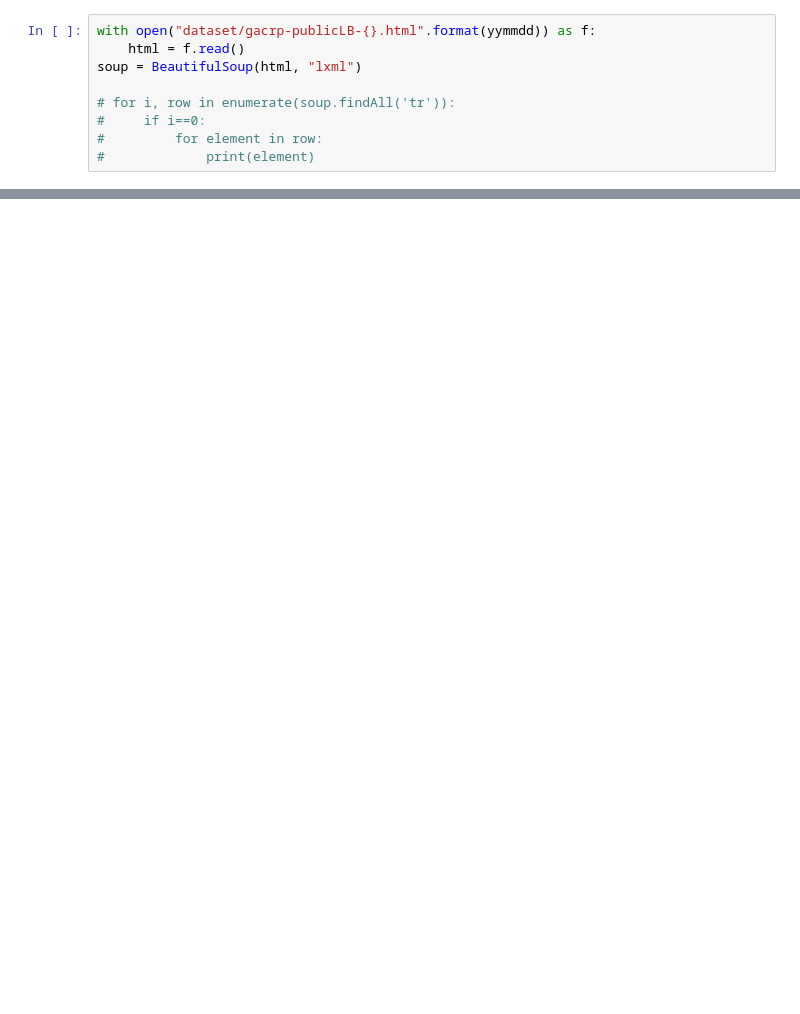
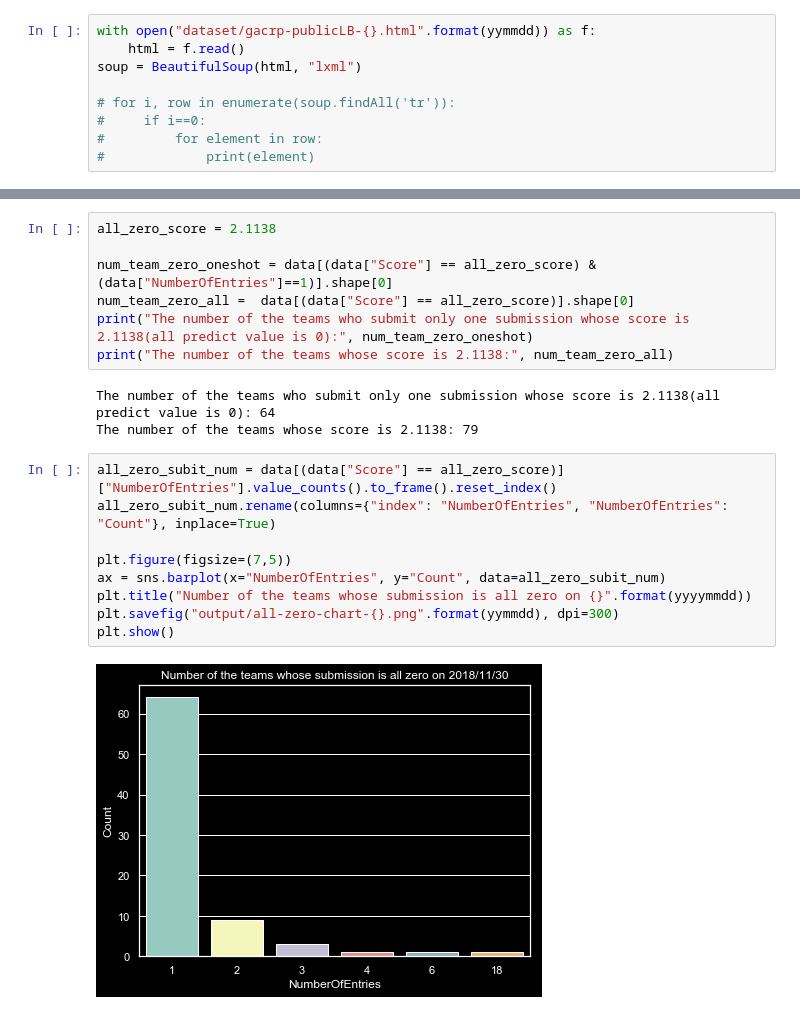
Before and after one commit to takaiyuk/notebooks, a Jupyter notebook: gacrp_publicLB.ipynb, the cells around one changed output, grey strips where cells are left out. Saved outputs shown, nothing was run; the diff lists cells and outputs as text; blank space fills up the shorter version.

```diff
--- a/gacrp_publicLB.ipynb
+++ b/gacrp_publicLB.ipynb
@@ -89,0 +91,21 @@ score_zero_subit_num
+# %%
+all_zero_score = 2.1138
+
+num_team_zero_oneshot = data[(data["Score"] == all_zero_score) & (data["NumberOfEntries"]==1)].shape[0]
+num_team_zero_all =  data[(data["Score"] == all_zero_score)].shape[0]
+print("The number of the teams who submit only one submission whose score is 2.1138(all predict value is 0):", num_team_zero_oneshot)
+print("The number of the teams whose score is 2.1138:", num_team_zero_all)
+# %% [output]
+The number of the teams who submit only one submission whose score is 2.1138(all predict value is 0): 64
+The number of the teams whose score is 2.1138: 79
+# %%
+all_zero_subit_num = data[(data["Score"] == all_zero_score)]["NumberOfEntries"].value_counts().to_frame().reset_index()
+all_zero_subit_num.rename(columns={"index": "NumberOfEntries", "NumberOfEntries": "Count"}, inplace=True)
+
+plt.figure(figsize=(7,5))
+ax = sns.barplot(x="NumberOfEntries", y="Count", data=all_zero_subit_num)
+plt.title("Number of the teams whose submission is all zero on {}".format(yyyymmdd))
+plt.savefig("output/all-zero-chart-{}.png".format(yymmdd), dpi=300)
+plt.show()
+# %% [output]
+[figure, added]
```
Also changed, not shown: parts of 5 cells of this notebook.
